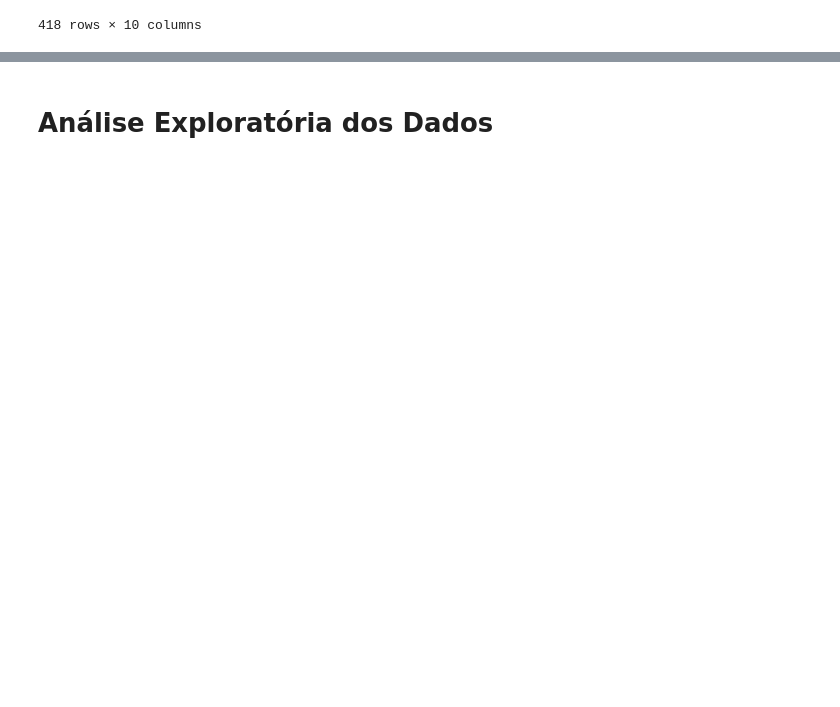
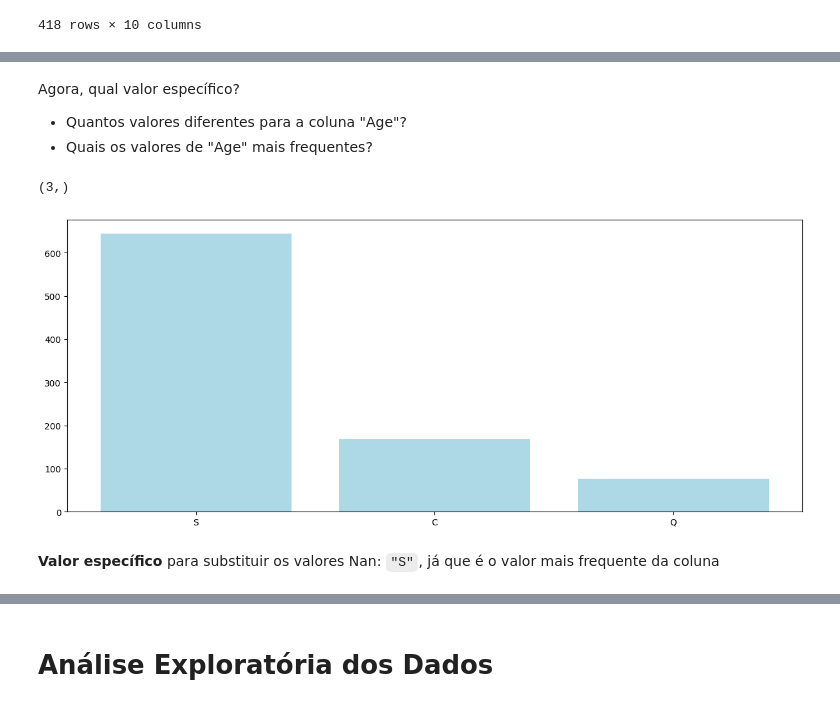
Before and after one commit to Giodzz/Kaggle, a Jupyter notebook: Titanic/titanic.ipynb, the cells around one changed output, grey strips where cells are left out. Cells and saved outputs as stored; diff of their text form; code cells hidden in the pictures; blank space fills up the shorter version.

Commit message:
tratamento nan coluna embarked

```diff
--- a/Titanic/titanic.ipynb
+++ b/Titanic/titanic.ipynb
@@ -203,0 +209,17 @@ display(test_data)
+# %% [markdown]
+Agora, qual valor específico?
+- Quantos valores diferentes para a coluna "Age"?
+- Quais os valores de "Age" mais frequentes?
+# %%
+train_data['Embarked'].value_counts().shape
+# %% [output]
+(3,)
+# %%
+embarked = train_data['Embarked']
+plt.figure(figsize=(15, 6))
+plt.bar(embarked.value_counts().index, embarked.value_counts(), color='lightblue')
+plt.show()
+# %% [output]
+[figure, added]
+# %% [markdown]
+**Valor específico** para substituir os valores Nan: `"S"`, já que é o valor mais frequente da coluna
```
Also changed, not shown: parts of 4 cells of this notebook.
